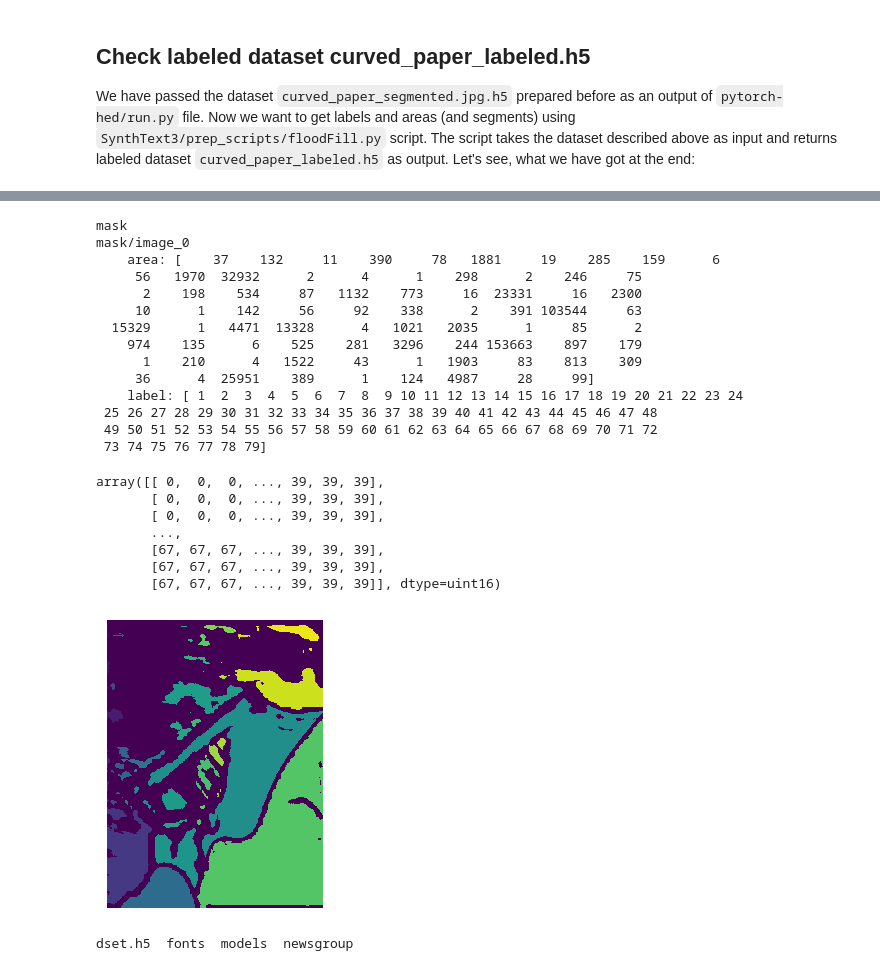
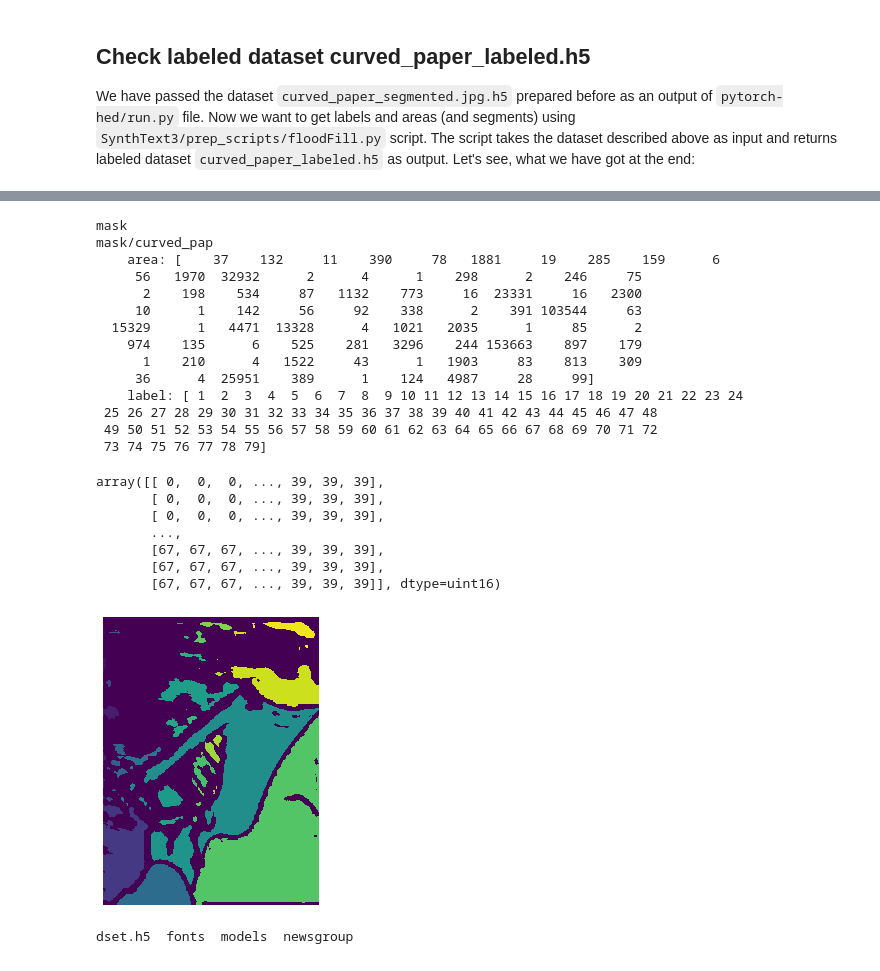
Before and after one commit to Yozh2/SynthText, a Jupyter notebook: analysis/dataset_examination.ipynb, the cells around one changed output, grey strips where cells are left out. Saved outputs shown, nothing was run; the diff lists cells and outputs as text; code cells hidden in the pictures.

```diff
--- a/analysis/dataset_examination.ipynb
+++ b/analysis/dataset_examination.ipynb
@@ -132,10 +139,10 @@ curved_paper_labels.h5
 # %%
-labels_file = h5py.File('/home/gayduchenko/data/curved_paper_labels.h5', 'r')
+labels_file = h5py.File('../data/images/labels/labels.h5', 'r')
 labels_file.visititems(print_attrs)
-labels_file['mask/image_0'][:][400:500, 400:500]
+labels_file['mask/curved_pap'][:][400:500, 400:500]
 # %% [output]
 mask
-mask/image_0
+mask/curved_pap
     area: [    37    132     11    390     78   1881     19    285    159      6
      56   1970  32932      2      4      1    298      2    246     75
       2    198    534     87   1132    773     16  23331     16   2300
@@ -157,24 +164,23 @@ array([[ 0,  0,  0, ..., 39, 39, 39],
        [67, 67, 67, ..., 39, 39, 39]], dtype=uint16)
 # %%
 # Check the segmentation image
-pixels = labels_file['mask/image_0'][:]
+pixels = labels_file['mask/curved_pap'][:]
 fig, ax = plt.subplots()
 ax.set_axis_off()
 fig.subplots_adjust(bottom = 0)
 fig.subplots_adjust(top = 1)
 fig.subplots_adjust(right = 1)
 fig.subplots_adjust(left = 0)
 ax.xaxis.set_major_locator(plt.NullLocator())
 ax.yaxis.set_major_locator(plt.NullLocator())
 im = ax.imshow(pixels)
 
 # SAVE and show the image
 import os.path as osp
-home = osp.expanduser("~")
-fig.savefig(osp.join(home, 'data/curved_paper_labels.jpg'), bbox_inches='tight', pad_inches=0)
+fig.savefig('../data/images/labels/labels.png', bbox_inches='tight', pad_inches=0)
 plt.show()
 # %% [output]
-[figure, old version]
+[figure, new version]
 # %%
 !ls ../data
 # %% [output]
```
Also changed, not shown: parts of 4 cells of this notebook, 5 other files.
